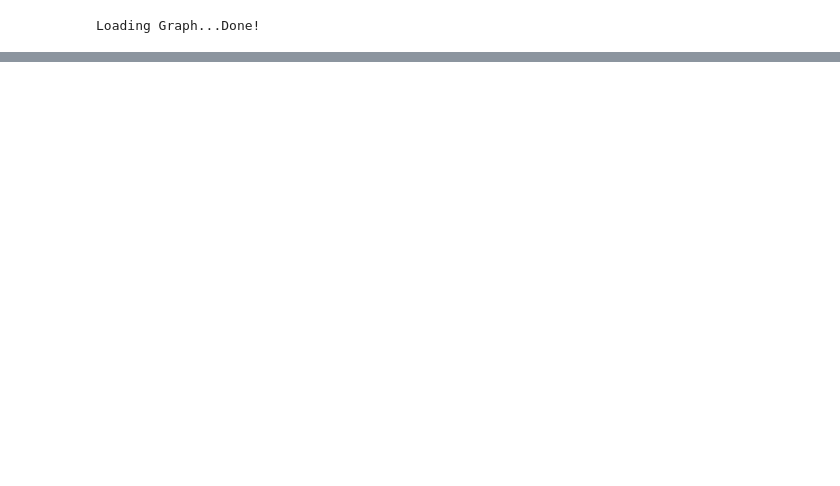
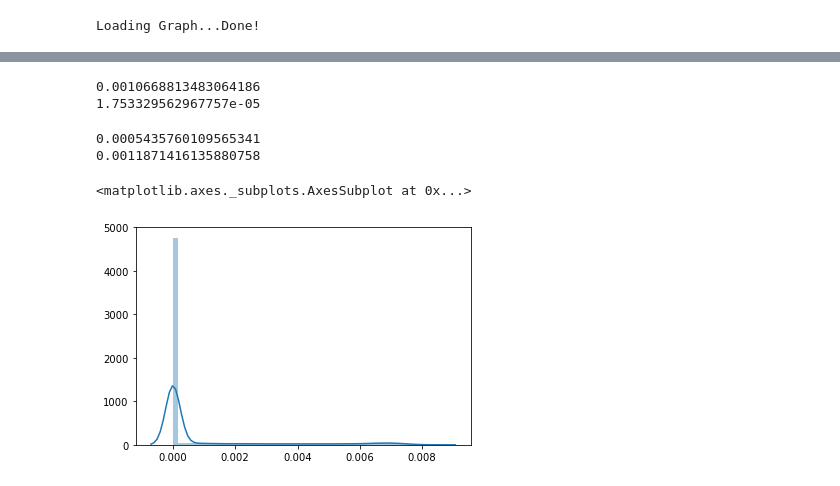
Before and after one commit to yambanis/CovidMDP, a Jupyter notebook: notebooks/MCTS/Simulations Simple Policies.ipynb, the cells around one changed output, grey strips where cells are left out. Cells and saved outputs as stored; diff of their text form; code cells hidden in the pictures; blank space fills up the shorter version.

```diff
--- a/notebooks/MCTS/Simulations Simple Policies.ipynb
+++ b/notebooks/MCTS/Simulations Simple Policies.ipynb
@@ -68 +240,7 @@ df_mean = pd.concat([r for r in results]).groupby(level=0).mean()
+# %%
+"""with open(f'third_policy.pkl', 'rb') as f:
+    results = pkl.load(f)
+
+df_mean = pd.concat([r for r in results]).groupby(level=0).mean()
+df_std = pd.concat([r for r in results]).groupby(level=0).std()"""
 # %%
@@ -70,2 +248,8 @@ make_beds_graph(df_mean, sims[0][1], 7, 'average_curve_inter', max_range=0.0025*
 # %% [output]
 [interactive output not drawn]
+# %%
+with open(f'unrestricted.pkl', 'rb') as f:
+    results = pkl.load(f)
+
+df_mean = pd.concat([r for r in results]).groupby(level=0).mean()
+df_std = pd.concat([r for r in results]).groupby(level=0).std()
@@ -71,0 +262,31 @@ make_beds_graph(df_mean, sims[0][1], 7, 'average_curve_inter', max_range=0.0025*
+# %%
+from sklearn.metrics import mean_absolute_error
+
+pop=len(simp.G.nodes())
+
+mae_policy = [mean_absolute_error(y_true=len(d)*[0.0015], y_pred=d[3]/pop) for d in results]
+print(np.mean(mae_policy))
+print(np.std(mae_policy))
+# %% [output]
+0.0010668813483064186
+1.753329562967757e-05
+# %%
+absolute_capacity = 0.0015
+
+over_capacity = []
+for r in results:
+    tmp = (r[3]/ pop - absolute_capacity)
+    over_capacity.append(tmp[tmp>0].sum())
+
+print(np.mean(over_capacity))
+print(np.std(over_capacity))
+# %% [output]
+0.0005435760109565341
+0.0011871416135880758
+# %%
+import seaborn as sns
+
+sns.distplot(over_capacity)
+# %% [output]
+<matplotlib.axes._subplots.AxesSubplot at 0x...>
+[figure, added]
```
Also changed, not shown: parts of 11 cells of this notebook, 10 other files.
